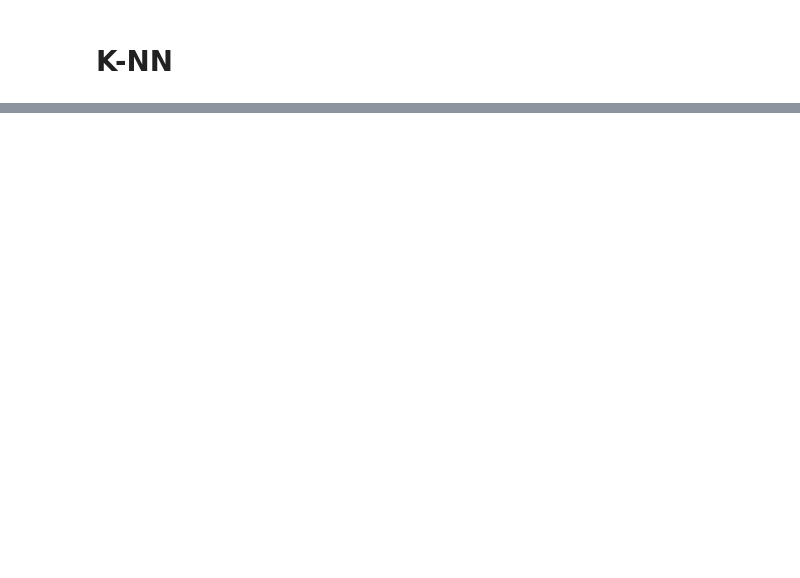
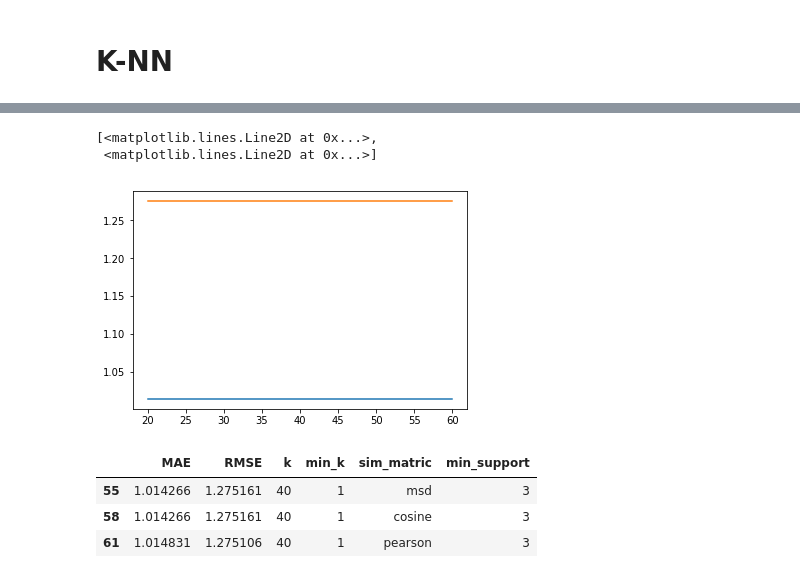
Before and after one commit to tonymngo/personalization_project, a Jupyter notebook: knn.ipynb, the cells around one changed output, grey strips where cells are left out. Saved outputs shown, nothing was run; the diff lists cells and outputs as text; code cells hidden in the pictures; blank space fills up the shorter version.

Commit message:
add plot, add gridsearch, still need to be improve

```diff
--- a/knn.ipynb
+++ b/knn.ipynb
@@ -166,0 +194,2 @@ Done computing similarity matrix.
+# %%
+results_df = pd.DataFrame.from_dict(grid_search.cv_results)
@@ -166,0 +241,15 @@ Done computing similarity matrix.
+# %%
+plotdata = results_df.loc[:,['MAE','RMSE','k','min_k']]
+# %%
+name_list = []
+min_surppot_list = []
+for param in results_df.params:
+#     print(param)
+    name_list.append(param['sim_options']['name'])
+    min_surppot_list.append(param['sim_options']['min_surpport'])
+
+name_list = pd.Series(name_list)
+min_surppot_list = pd.Series(min_surppot_list)
+
+plotdata['sim_matric'] = name_list
+plotdata['min_support'] = min_surppot_list
@@ -166,0 +280,5 @@ Done computing similarity matrix.
+# %%
+plotdata_max_k = plotdata[plotdata.min_k <2]
+plotdata_max_k = plotdata_max_k[plotdata_max_k.min_support == 3]
+plotdata_max_k = plotdata_max_k[plotdata_max_k.sim_matric == 'cosine']
+plotdata_max_k
@@ -166,0 +292,17 @@ Done computing similarity matrix.
+# %%
+plt.plot(plotdata_max_k.k,plotdata_max_k.MAE,label
+        plotdata_max_k.k,plotdata_max_k.RMSE)
+# %% [output]
+[<matplotlib.lines.Line2D at 0x...>,
+ <matplotlib.lines.Line2D at 0x...>]
+[figure, added]
+# %%
+plotdata_sim = plotdata[plotdata.min_k <2]
+plotdata_sim = plotdata_sim[plotdata_sim.min_support == 3]
+plotdata_sim = plotdata_sim[plotdata_sim.k == 40]
+plotdata_sim
+# %% [output]
+|  | MAE | RMSE | k | min_k | sim_matric | min_support |
+| 55 | 1.014266 | 1.275161 | 40 | 1 | msd | 3 |
+| 58 | 1.014266 | 1.275161 | 40 | 1 | cosine | 3 |
+| 61 | 1.014831 | 1.275106 | 40 | 1 | pearson | 3 |
```
Also changed, not shown: parts of 19 cells of this notebook.
